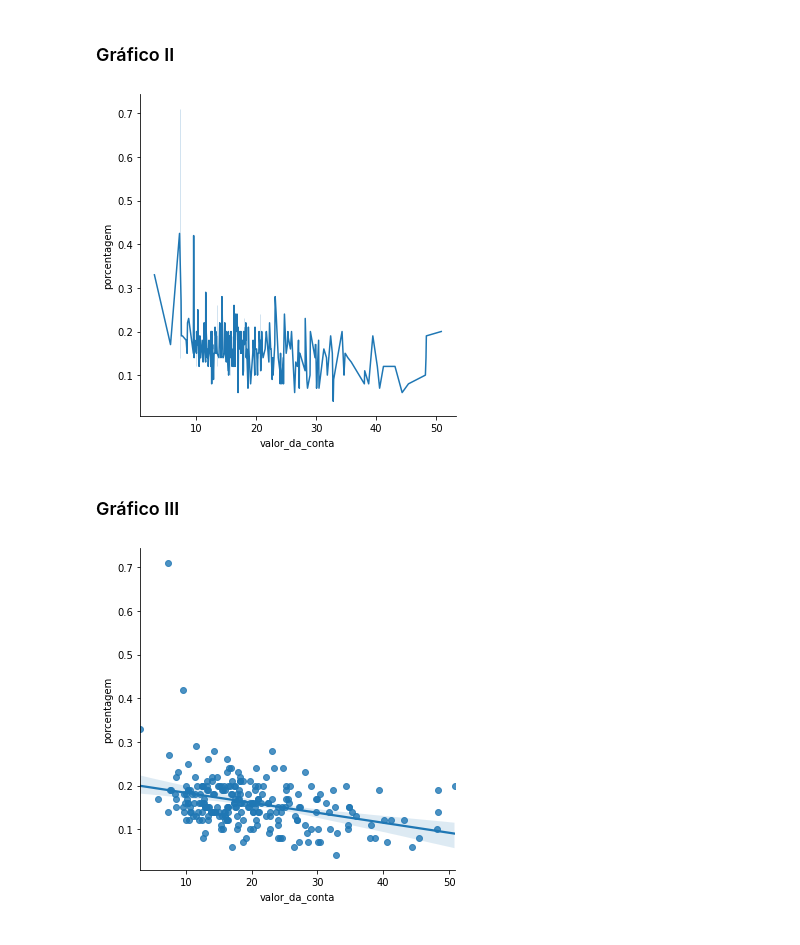
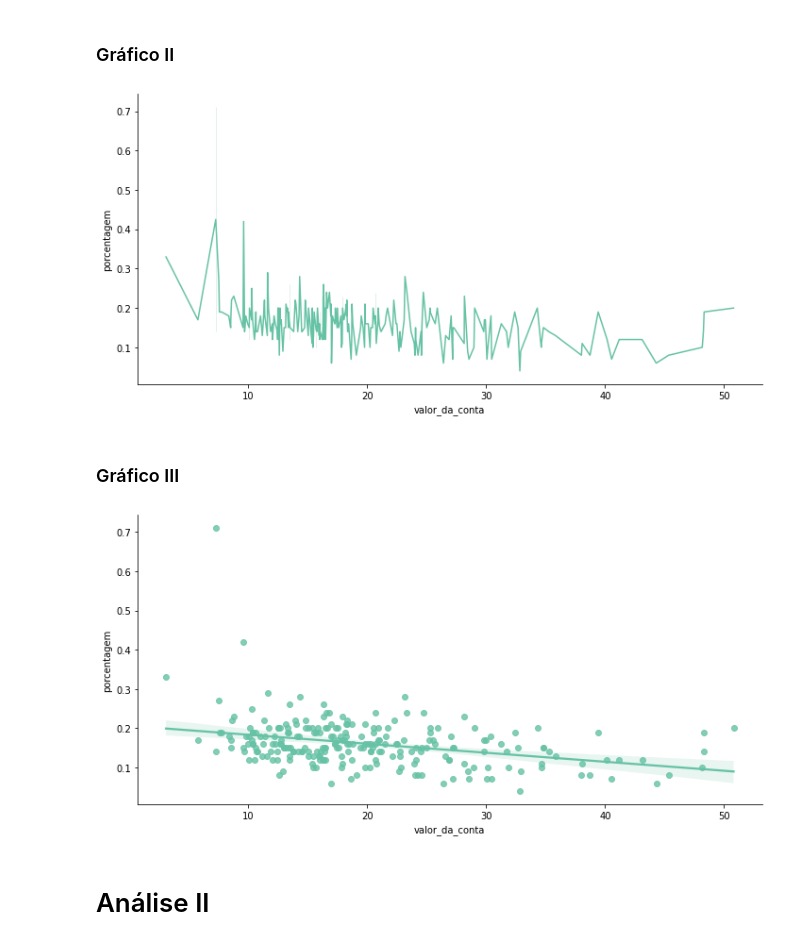
Before and after one commit to strawndri/data-visualization, a Jupyter notebook: Notebooks/Gorjetas.ipynb, the cells around one changed output. Saved outputs shown, nothing was run; the diff lists cells and outputs as text; code cells hidden in the pictures.

```diff
--- a/Notebooks/Gorjetas.ipynb
+++ b/Notebooks/Gorjetas.ipynb
@@ -13,3 +25,5 @@ import seaborn as sns
 # Matplotlib
 import matplotlib.pyplot as plt
 plt.rc('figure', figsize=(10, 5))
+plt.figure(figsize=(10, 5))
+sns.set_palette('Set2')
@@ -175,12 +191,14 @@ Percebe-se que o valor pago não é proporcional a porcentagem, que está relaci
 # %% [markdown]
 ### Gráfico II
 # %%
-porcentagem_conta2 = sns.relplot(x="valor_da_conta", y="porcentagem", kind="line", data=gorjetas)
+porcentagem_conta2 = sns.relplot(x="valor_da_conta", y="porcentagem", kind="line", data=gorjetas, aspect=2)
 # %% [output]
-[figure, old version]
+[figure, new version]
 # %% [markdown]
 ### Gráfico III
 # %%
-porcentagem_conta3 = sns.lmplot(x="valor_da_conta", y="porcentagem", data=gorjetas)
+porcentagem_conta3 = sns.lmplot(x="valor_da_conta", y="porcentagem", data=gorjetas, aspect=2)
 # %% [output]
-[figure, old version]
+[figure, new version]
+# %% [markdown]
+# Análise II
```
Also changed, not shown: parts of 19 cells of this notebook.
